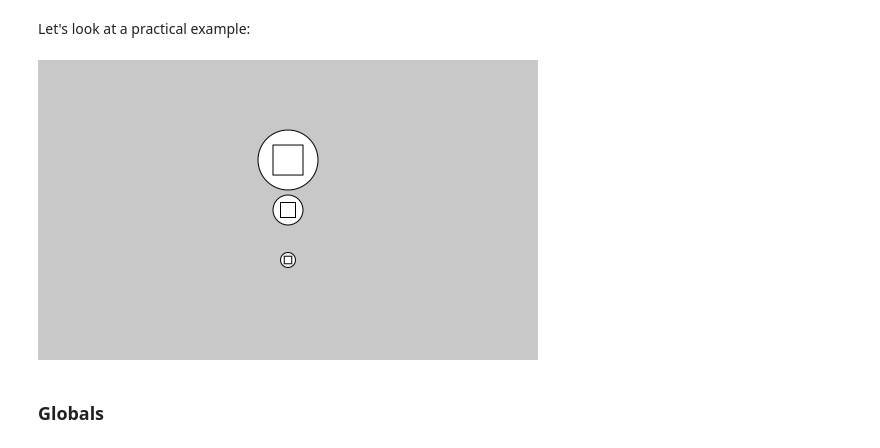
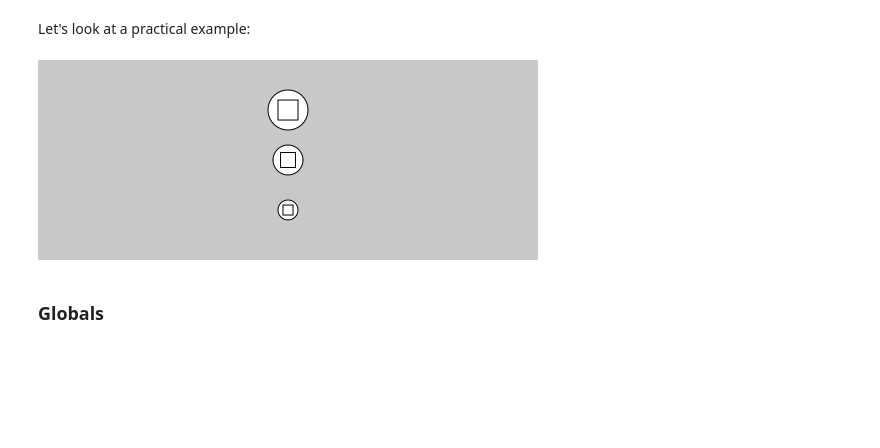
Before and after one commit to Mtj2042/generative_drawing, a Jupyter notebook: ug/week3/week3_vector_drawing.ipynb, the cells around one changed output. Cells and saved outputs as stored; diff of their text form; code cells hidden in the pictures; blank space fills up the shorter version.

```diff
--- a/ug/week3/week3_vector_drawing.ipynb
+++ b/ug/week3/week3_vector_drawing.ipynb
@@ -89,17 +89,17 @@ Let's look at a practical example:
 # %%
 def my_shape(x, y, w):
     circle(x, y, w)
     rect_mode(CENTER)
     rect(x, y, w/2, w/2)
 
-create_canvas(500, 300)
+create_canvas(500, 200)
 x = width/2
-my_shape(x, 100, 60)
-my_shape(x, 150, 30)
-my_shape(x, 200, 15)
+my_shape(x, 50, 40)
+my_shape(x, 100, 30)
+my_shape(x, 150, 20)
 show()
 # %% [output]
-[figure, old version]
+[figure, new version]
 # %% [markdown]
 ### Globals
 # %% [markdown]
```
Also changed, not shown: parts of 17 cells of this notebook, 1 other file.
